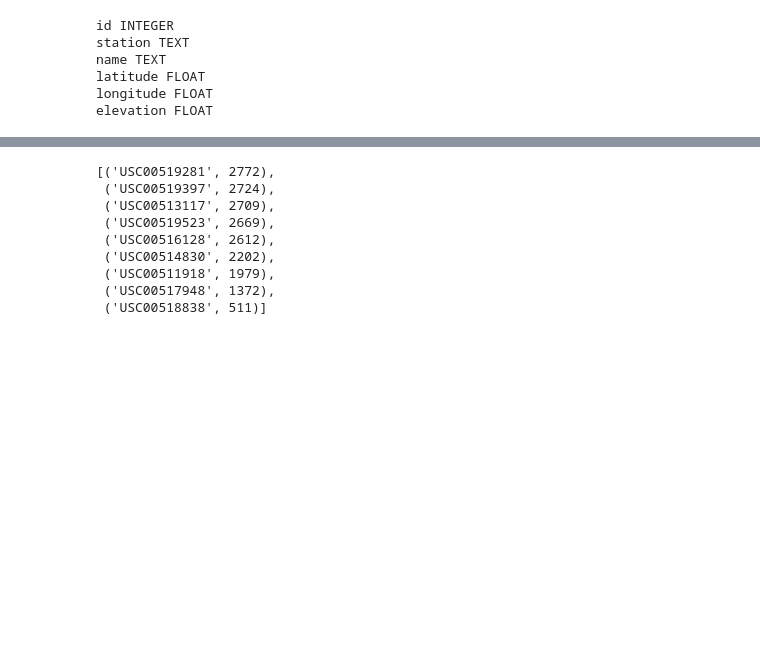
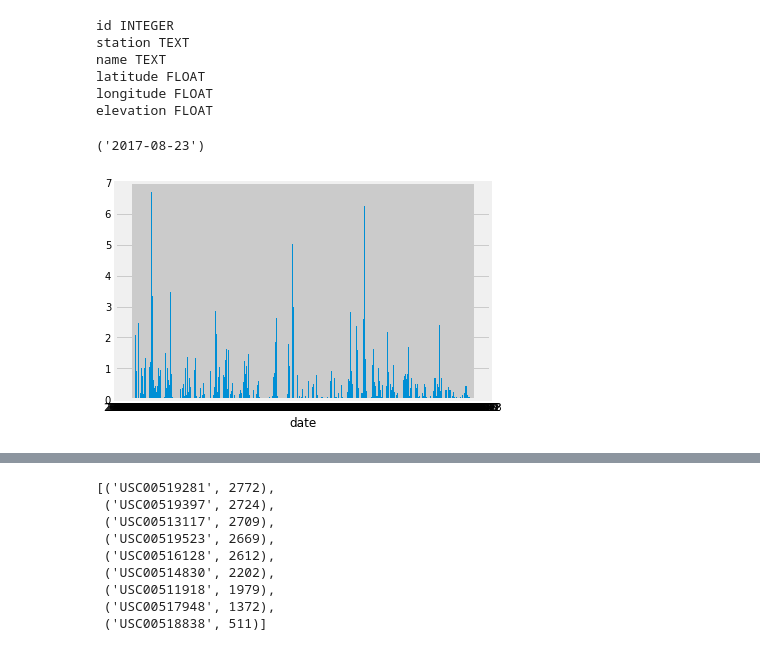
Before and after one commit to yuhsul1/Advanced-Data-Storage-and-Retrieval, a Jupyter notebook: climate_starter.ipynb, the cells around one changed output, grey strips where cells are left out. Saved outputs shown, nothing was run; the diff lists cells and outputs as text; code cells hidden in the pictures; blank space fills up the shorter version.

Commit message:
Starter two graphs completed

```diff
--- a/climate_starter.ipynb
+++ b/climate_starter.ipynb
@@ -65,25 +65,40 @@ name TEXT
 latitude FLOAT
 longitude FLOAT
 elevation FLOAT
+# %%
+#Find latest date in the dataset
+latest_date = session.query(Measurement.date).order_by(Measurement.date.desc()).first()
+latest_date
+# %% [output]
+('2017-08-23')
 # %%
-date = dt.datetime(2017, 1,1)
-one_year = dt.datetime.now() - dt.timedelta(days=365)
+year_ago = "2016-08-23"
+
 # Design a query to retrieve the last 12 months of precipitation data and plot the results
 precipitation = session.query(Measurement.prcp, Measurement.date).\
 order_by(Measurement.date).\
-filter(Measurement.date>one_year).all()
+filter(Measurement.date>year_ago).all()
 
 # Calculate the date 1 year ago from today
-
+#See above Cell
 # Perform a query to retrieve the data and precipitation scores
 
 # Save the query results as a Pandas DataFrame and set the index to the date column
-
+precp_df = pd.DataFrame(precipitation)
 # Sort the dataframe by date
 
 # Use Pandas Plotting with Matplotlib to plot the data
+prcp = precp_df["prcp"]
+date = precp_df["date"]
 
+plt.bar(date, prcp)
+plt.xlabel("date")
+plt.grid
+plt.savefig("1 year Percipitation Time Bar")
+plt.show()
 # Rotate the xticks for the dates
+# %% [output]
+[figure, added]
 # %%
 date = dt.datetime(2017, 1,1)
 # Design a query to retrieve the last 12 months of precipitation data and plot the results
```
Also changed, not shown: parts of 7 cells of this notebook, 2 other files.
